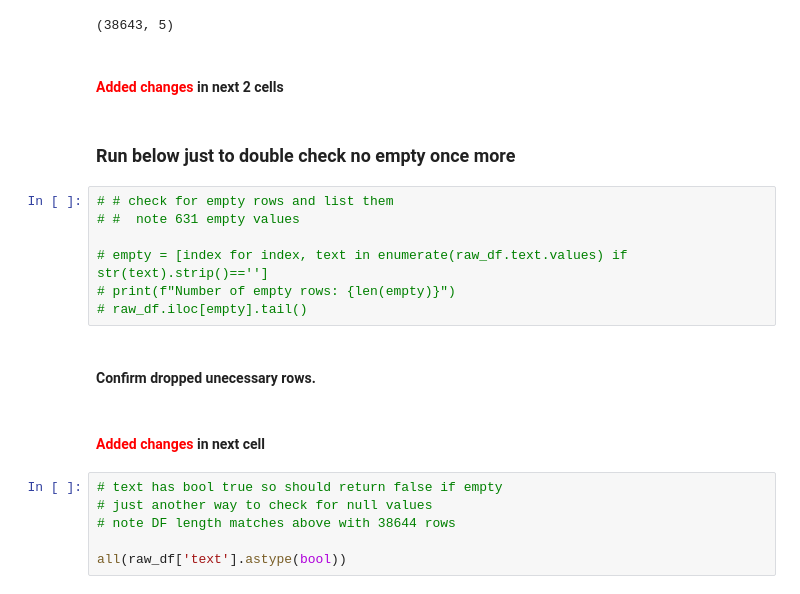
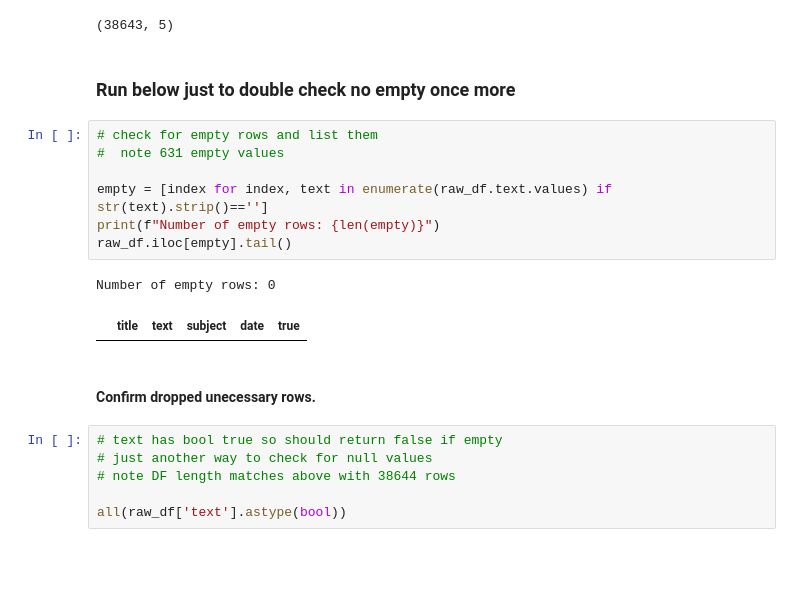
Before and after one commit to CFG-Spring-Data-1/Group-4, a Jupyter notebook: Project/Fake_Vs_Real_News.ipynb, the cells around one changed output. Saved outputs shown, nothing was run; the diff lists cells and outputs as text; blank space fills up the shorter version.

```diff
--- a/Project/Fake_Vs_Real_News.ipynb
+++ b/Project/Fake_Vs_Real_News.ipynb
@@ -559,21 +440,20 @@ raw_df = raw_df[raw_df['text'].str.strip()!='']
 raw_df.shape
 # %% [output]
 (38643, 5)
-# %% [markdown]
-####  <span style="color:red">Added changes</span> in next 2 cells
 # %% [markdown]
 ### Run below just to double check no empty once more
 # %%
-# # check for empty rows and list them
-# #  note 631 empty values
+# check for empty rows and list them
+#  note 631 empty values
 
-# empty = [index for index, text in enumerate(raw_df.text.values) if str(text).strip()=='']
-# print(f"Number of empty rows: {len(empty)}")
-# raw_df.iloc[empty].tail()
+empty = [index for index, text in enumerate(raw_df.text.values) if str(text).strip()=='']
+print(f"Number of empty rows: {len(empty)}")
+raw_df.iloc[empty].tail()
+# %% [output]
+Number of empty rows: 0
+|  | title | text | subject | date | true |
 # %% [markdown]
 #### Confirm dropped unecessary rows.
-# %% [markdown]
-####  <span style="color:red">Added changes</span> in next cell
 # %%
 # text has bool true so should return false if empty
 # just another way to check for null values
```
Also changed, not shown: parts of 79 cells of this notebook, 1 other file.
